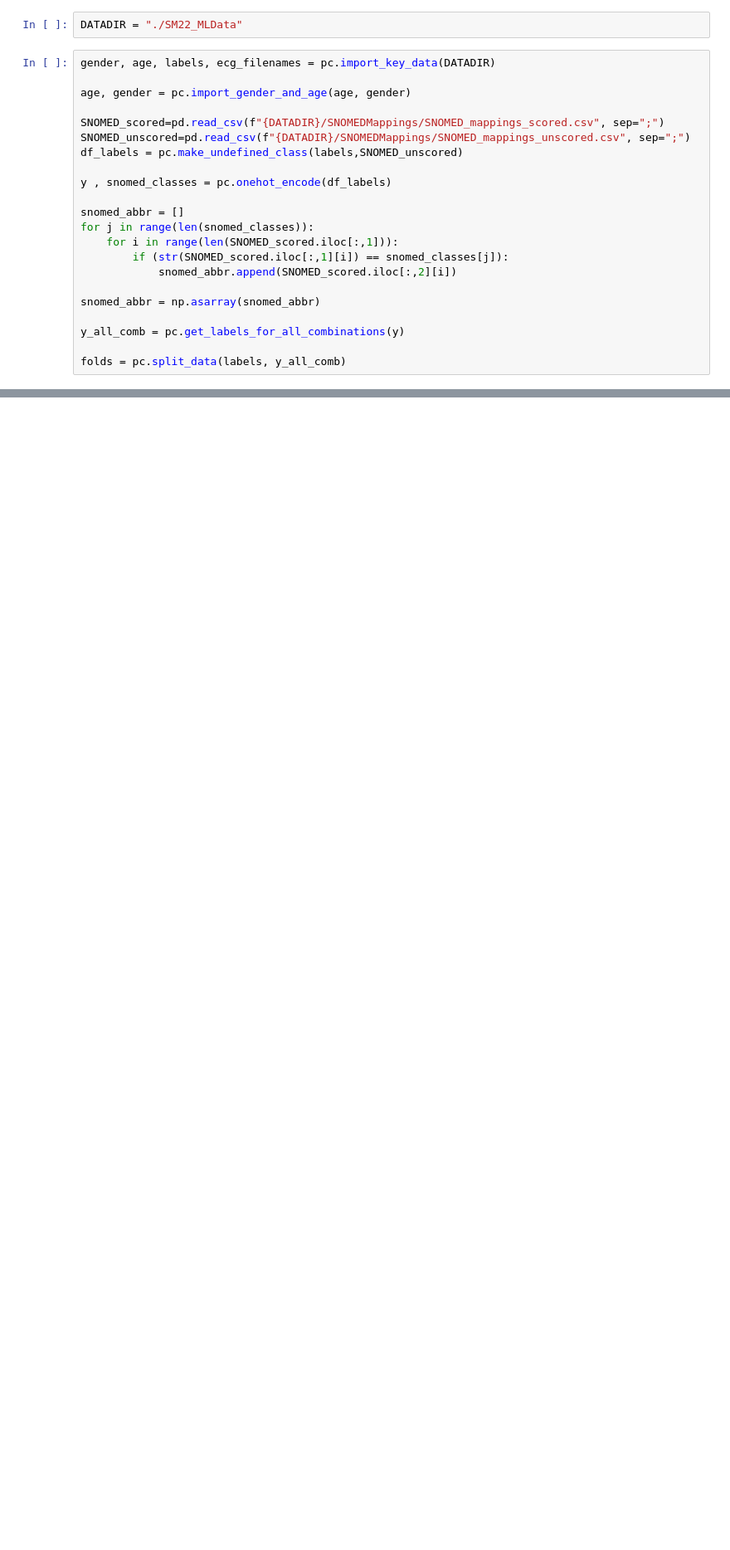
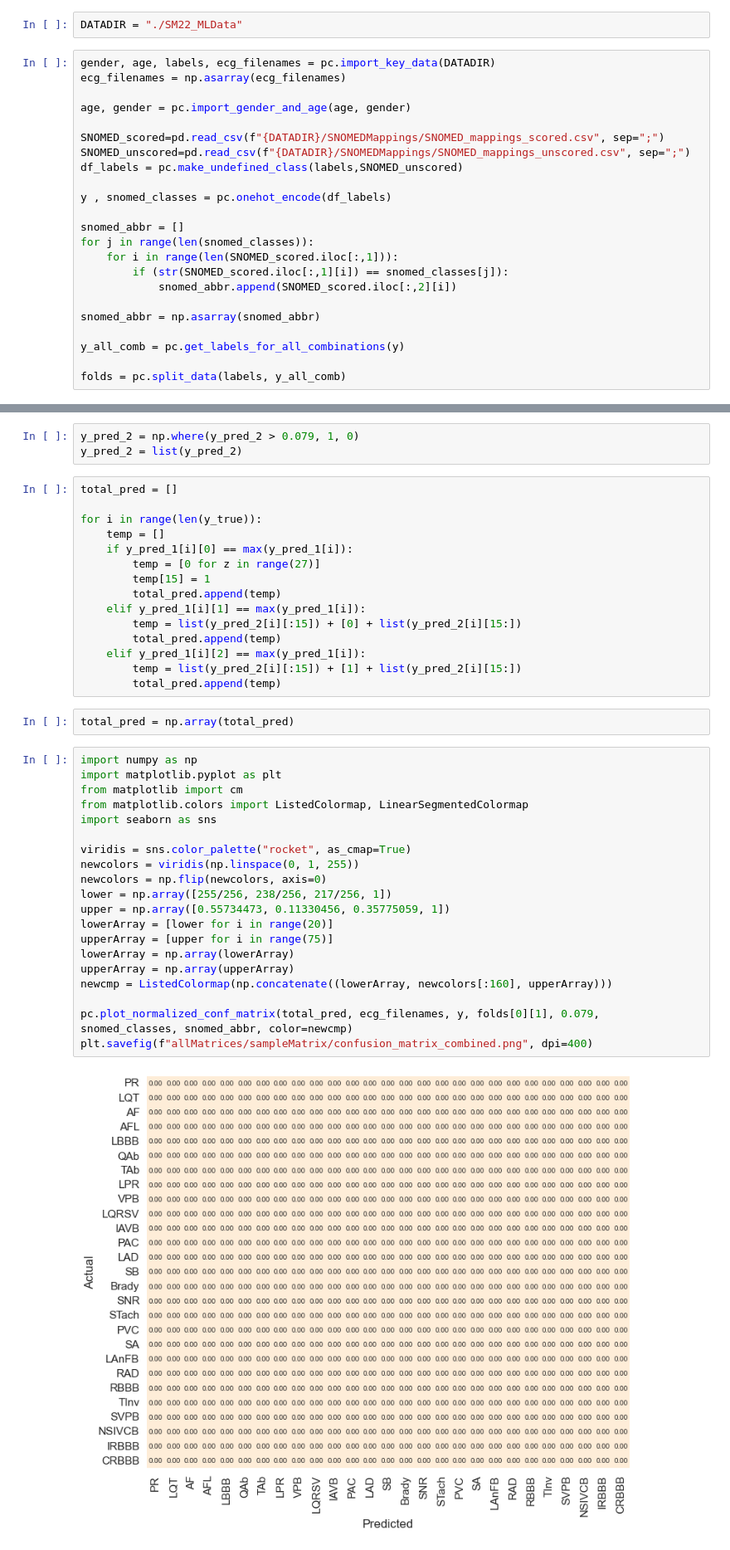
Before and after one commit to oboy-1/ArrythmiaScienceMontgomery, a Jupyter notebook: combined.ipynb, the cells around one changed output, grey strips where cells are left out. Shown at 83% size. Drawn from its saved outputs; the diff is of its cells as text; blank space fills up the shorter version.

```diff
--- a/combined.ipynb
+++ b/combined.ipynb
@@ -75,6 +79,7 @@ def generate_z_shuffle(age_train, gender_train):
 DATADIR = "./SM22_MLData"
 # %%
 gender, age, labels, ecg_filenames = pc.import_key_data(DATADIR)
+ecg_filenames = np.asarray(ecg_filenames)
 
 age, gender = pc.import_gender_and_age(age, gender)
 
@@ -179,0 +208,42 @@ model_2 = pc.FCN(classes=26)
+# %%
+y_pred_2 = np.where(y_pred_2 > 0.079, 1, 0)
+y_pred_2 = list(y_pred_2)
+# %%
+total_pred = []
+
+for i in range(len(y_true)):
+    temp = []
+    if y_pred_1[i][0] == max(y_pred_1[i]):
+        temp = [0 for z in range(27)]
+        temp[15] = 1
+        total_pred.append(temp)
+    elif y_pred_1[i][1] == max(y_pred_1[i]):
+        temp = list(y_pred_2[i][:15]) + [0] + list(y_pred_2[i][15:])
+        total_pred.append(temp)
+    elif y_pred_1[i][2] == max(y_pred_1[i]):
+        temp = list(y_pred_2[i][:15]) + [1] + list(y_pred_2[i][15:])
+        total_pred.append(temp)
+# %%
+total_pred = np.array(total_pred)
+# %%
+import numpy as np
+import matplotlib.pyplot as plt
+from matplotlib import cm
+from matplotlib.colors import ListedColormap, LinearSegmentedColormap
+import seaborn as sns
+
+viridis = sns.color_palette("rocket", as_cmap=True)
+newcolors = viridis(np.linspace(0, 1, 255))
+newcolors = np.flip(newcolors, axis=0)
+lower = np.array([255/256, 238/256, 217/256, 1])
+upper = np.array([0.55734473, 0.11330456, 0.35775059, 1])
+lowerArray = [lower for i in range(20)]
+upperArray = [upper for i in range(75)]
+lowerArray = np.array(lowerArray)
+upperArray = np.array(upperArray)
+newcmp = ListedColormap(np.concatenate((lowerArray, newcolors[:160], upperArray)))
+
+pc.plot_normalized_conf_matrix(total_pred, ecg_filenames, y, folds[0][1], 0.079, snomed_classes, snomed_abbr, color=newcmp)
+plt.savefig(f"allMatrices/sampleMatrix/confusion_matrix_combined.png", dpi=400)
+# %% [output]
+[figure, added]
```
Also changed, not shown: parts of 7 cells of this notebook, 4 other files.
